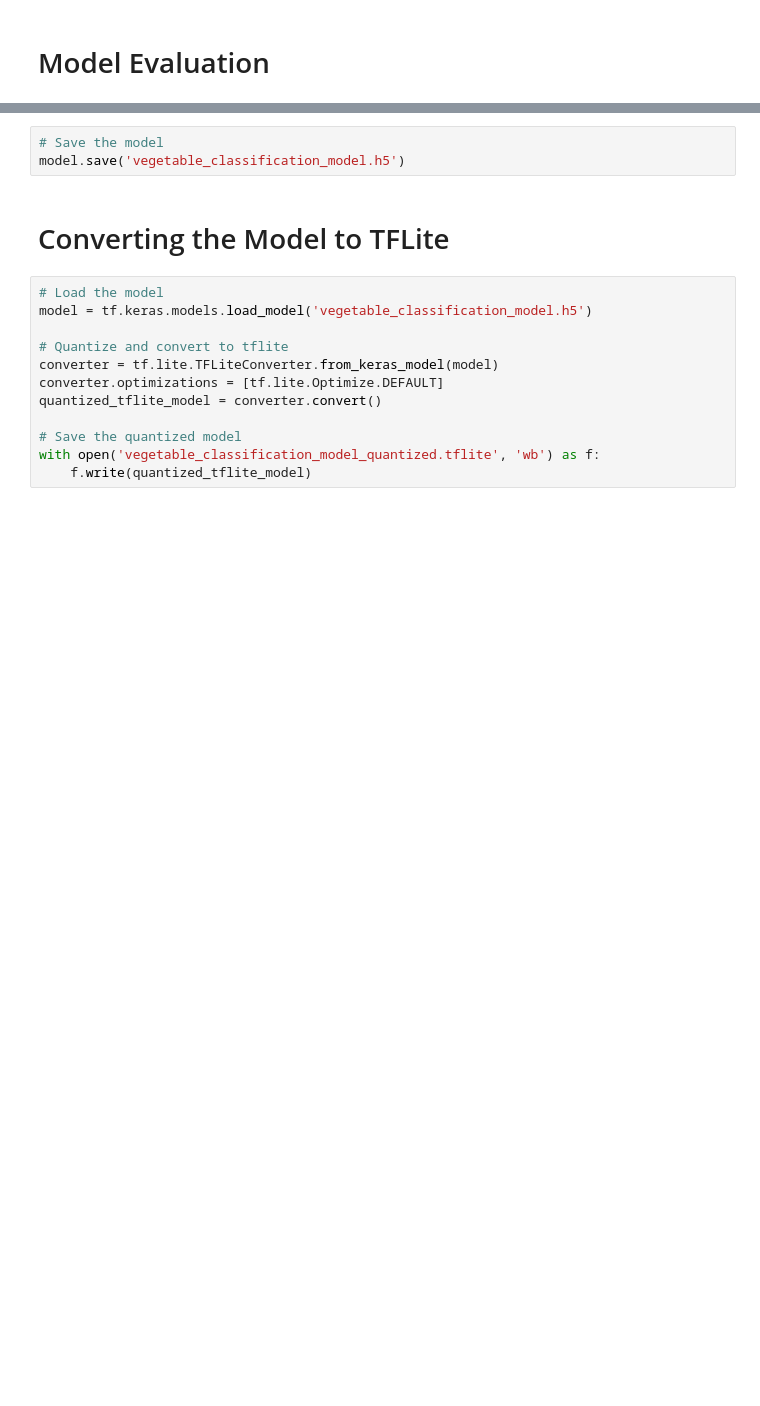
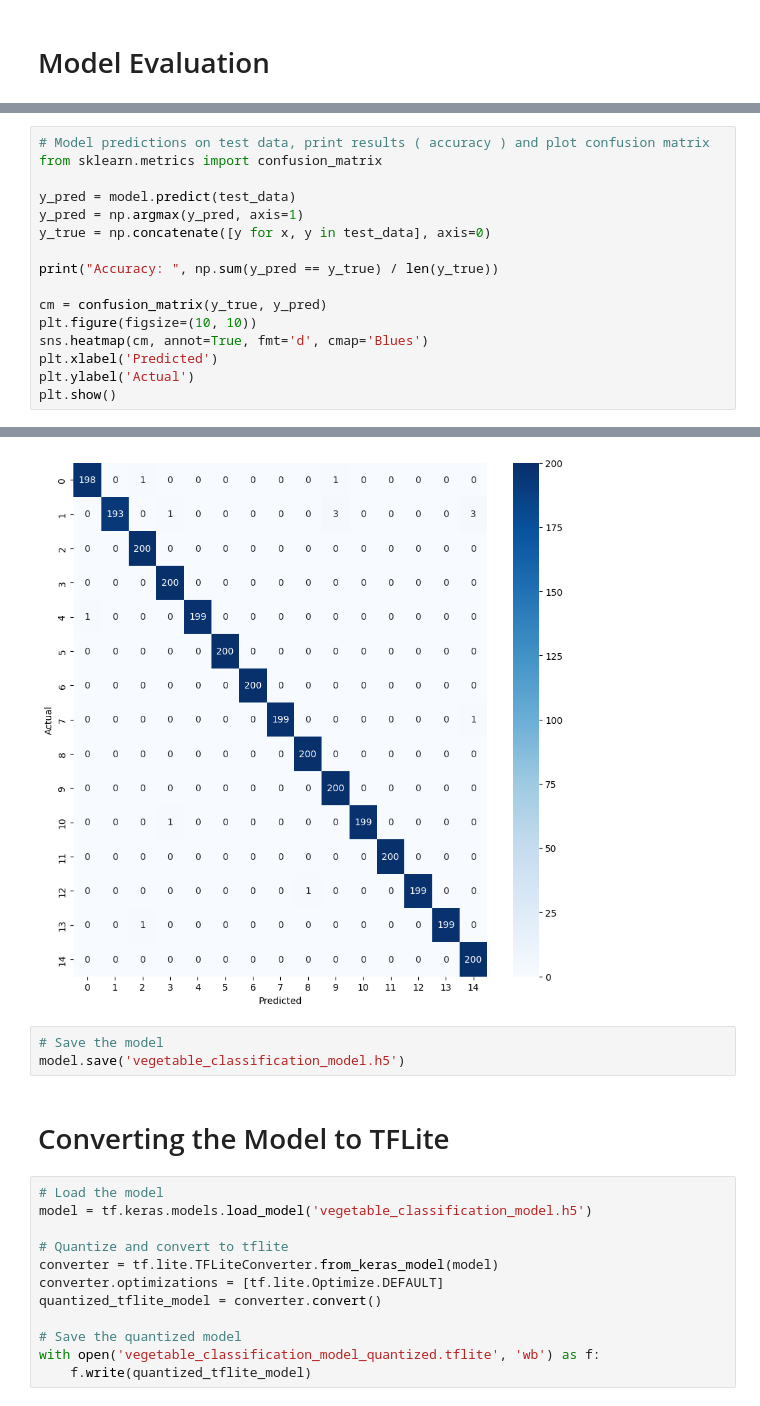
Before and after one commit to paterAi/C23-PS244-ML, a Jupyter notebook: main.ipynb, the cells around one changed output, grey strips where cells are left out. Cells and saved outputs as stored; diff of their text form; blank space fills up the shorter version.

Commit message:
A way better model

```diff
--- a/main.ipynb
+++ b/main.ipynb
@@ -141,0 +187,17 @@ KeyboardInterrupt:
+# %%
+# Model predictions on test data, print results ( accuracy ) and plot confusion matrix
+from sklearn.metrics import confusion_matrix
+
+y_pred = model.predict(test_data)
+y_pred = np.argmax(y_pred, axis=1)
+y_true = np.concatenate([y for x, y in test_data], axis=0)
+
+print("Accuracy: ", np.sum(y_pred == y_true) / len(y_true))
+
+cm = confusion_matrix(y_true, y_pred)
+plt.figure(figsize=(10, 10))
+sns.heatmap(cm, annot=True, fmt='d', cmap='Blues')
+plt.xlabel('Predicted')
+plt.ylabel('Actual')
+plt.show()
+# %% [output]
@@ -142,3 +206,4 @@ KeyboardInterrupt:
+[figure, added]
 # %%
 # Save the model
 model.save('vegetable_classification_model.h5')
```
Also changed, not shown: parts of 6 cells of this notebook.
